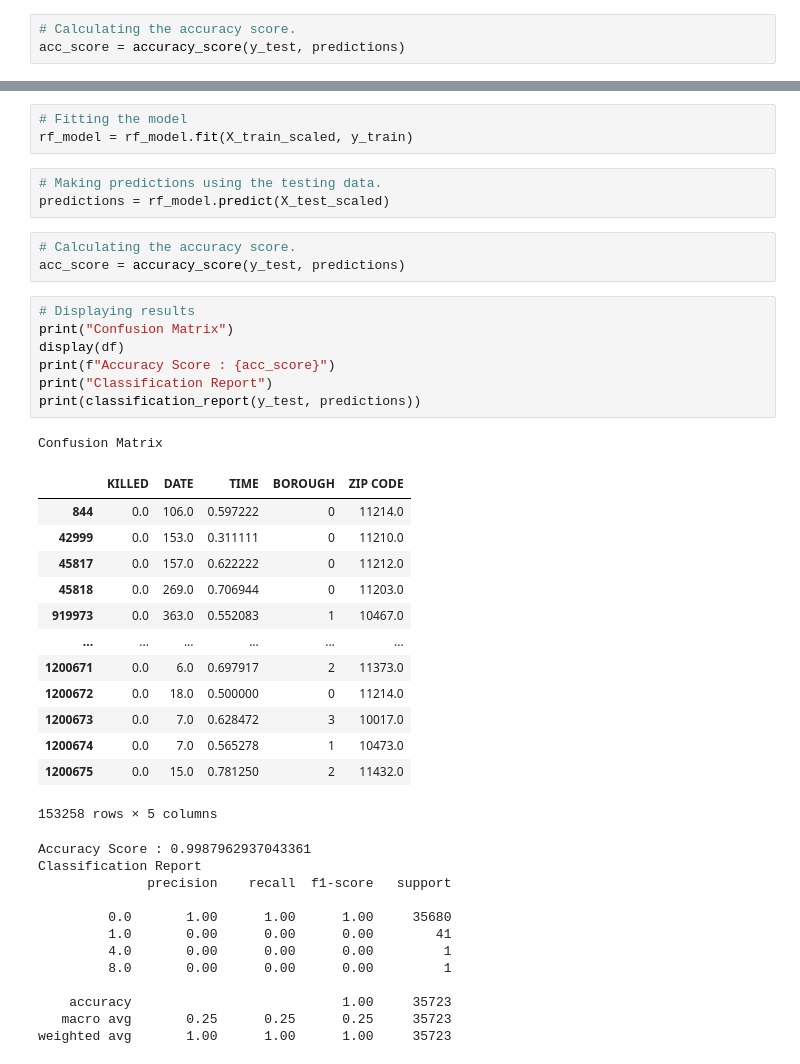
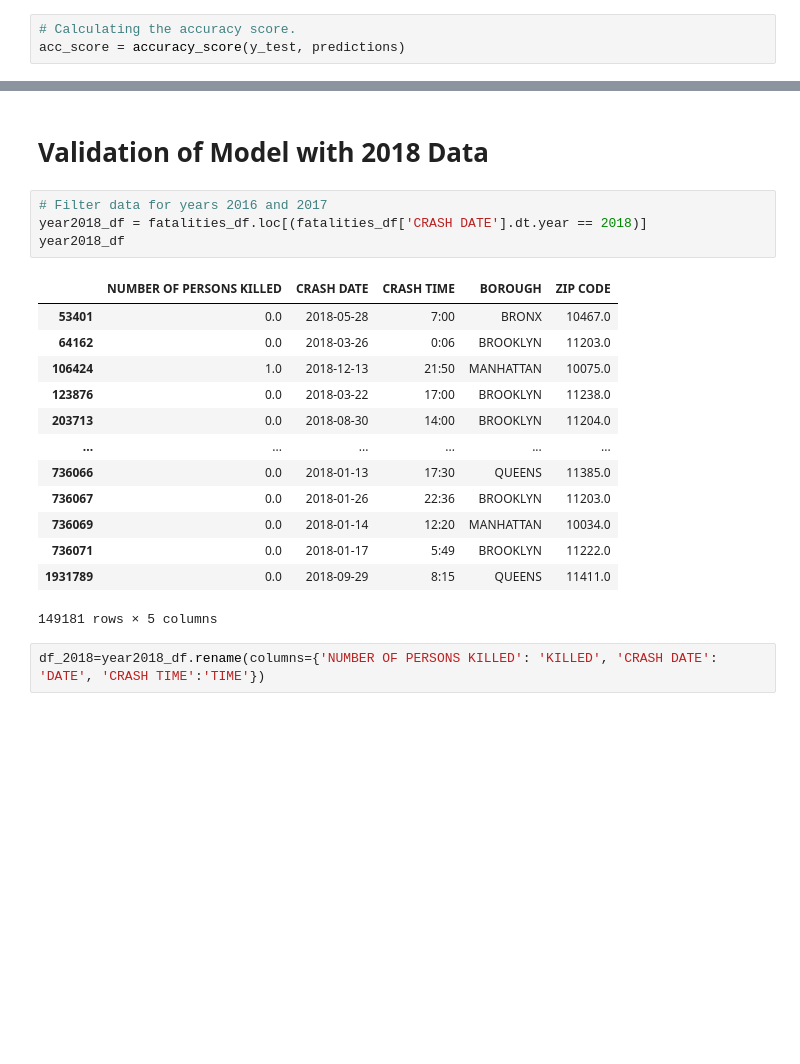
Before and after one commit to danioc94/NYC_Vehicle_Collision_Prediction, a Jupyter notebook: NYC MLM-Fatalities.ipynb, the cells around one changed output, grey strips where cells are left out. Saved outputs shown, nothing was run; the diff lists cells and outputs as text; blank space fills up the shorter version.

```diff
--- a/NYC MLM-Fatalities.ipynb
+++ b/NYC MLM-Fatalities.ipynb
@@ -501,43 +346,22 @@ rf_model = RandomForestClassifier(n_estimators=128, random_state=78)
-# %%
-# Fitting the model
-rf_model = rf_model.fit(X_train_scaled, y_train)
-# %%
-# Making predictions using the testing data.
-predictions = rf_model.predict(X_test_scaled)
-# %%
-# Calculating the accuracy score.
-acc_score = accuracy_score(y_test, predictions)
-# %%
-# Displaying results
-print("Confusion Matrix")
-display(df)
-print(f"Accuracy Score : {acc_score}")
-print("Classification Report")
-print(classification_report(y_test, predictions))
-# %% [output]
-Confusion Matrix
-|  | KILLED | DATE | TIME | BOROUGH | ZIP CODE |
-| 844 | 0.0 | 106.0 | 0.597222 | 0 | 11214.0 |
-| 42999 | 0.0 | 153.0 | 0.311111 | 0 | 11210.0 |
-| 45817 | 0.0 | 157.0 | 0.622222 | 0 | 11212.0 |
-| 45818 | 0.0 | 269.0 | 0.706944 | 0 | 11203.0 |
-| 919973 | 0.0 | 363.0 | 0.552083 | 1 | 10467.0 |
-| ... | ... | ... | ... | ... | ... |
-| 1200671 | 0.0 | 6.0 | 0.697917 | 2 | 11373.0 |
-| 1200672 | 0.0 | 18.0 | 0.500000 | 0 | 11214.0 |
-| 1200673 | 0.0 | 7.0 | 0.628472 | 3 | 10017.0 |
-| 1200674 | 0.0 | 7.0 | 0.565278 | 1 | 10473.0 |
-| 1200675 | 0.0 | 15.0 | 0.781250 | 2 | 11432.0 |
-153258 rows × 5 columns
-Accuracy Score : 0.9987962937043361
-Classification Report
-              precision    recall  f1-score   support
-
-         0.0       1.00      1.00      1.00     35680
-         1.0       0.00      0.00      0.00        41
-         4.0       0.00      0.00      0.00         1
-         8.0       0.00      0.00      0.00         1
-
-    accuracy                           1.00     35723
-   macro avg       0.25      0.25      0.25     35723
-weighted avg       1.00      1.00      1.00     35723
+# %% [markdown]
+# Validation of Model with 2018 Data
+# %%
+# Filter data for years 2016 and 2017
+year2018_df = fatalities_df.loc[(fatalities_df['CRASH DATE'].dt.year == 2018)]
+year2018_df
+# %% [output]
+|  | NUMBER OF PERSONS KILLED | CRASH DATE | CRASH TIME | BOROUGH | ZIP CODE |
+| 53401 | 0.0 | 2018-05-28 | 7:00 | BRONX | 10467.0 |
+| 64162 | 0.0 | 2018-03-26 | 0:06 | BROOKLYN | 11203.0 |
+| 106424 | 1.0 | 2018-12-13 | 21:50 | MANHATTAN | 10075.0 |
+| 123876 | 0.0 | 2018-03-22 | 17:00 | BROOKLYN | 11238.0 |
+| 203713 | 0.0 | 2018-08-30 | 14:00 | BROOKLYN | 11204.0 |
+| ... | ... | ... | ... | ... | ... |
+| 736066 | 0.0 | 2018-01-13 | 17:30 | QUEENS | 11385.0 |
+| 736067 | 0.0 | 2018-01-26 | 22:36 | BROOKLYN | 11203.0 |
+| 736069 | 0.0 | 2018-01-14 | 12:20 | MANHATTAN | 10034.0 |
+| 736071 | 0.0 | 2018-01-17 | 5:49 | BROOKLYN | 11222.0 |
+| 1931789 | 0.0 | 2018-09-29 | 8:15 | QUEENS | 11411.0 |
+149181 rows × 5 columns
+# %%
+df_2018=year2018_df.rename(columns={'NUMBER OF PERSONS KILLED': 'KILLED', 'CRASH DATE': 'DATE', 'CRASH TIME':'TIME'})
```
Also changed, not shown: parts of 39 cells of this notebook, 2 other files.
